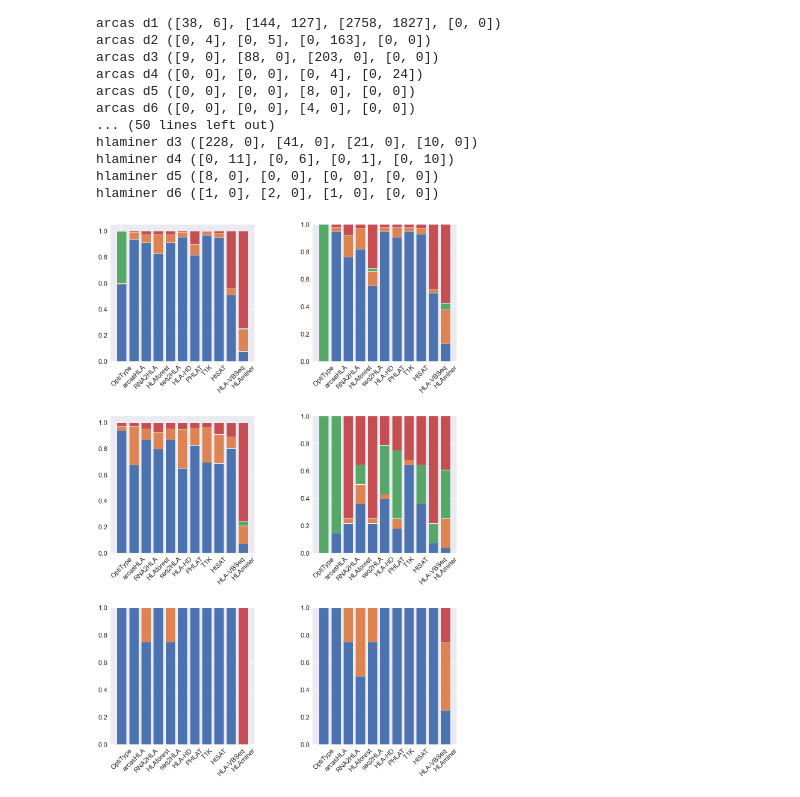
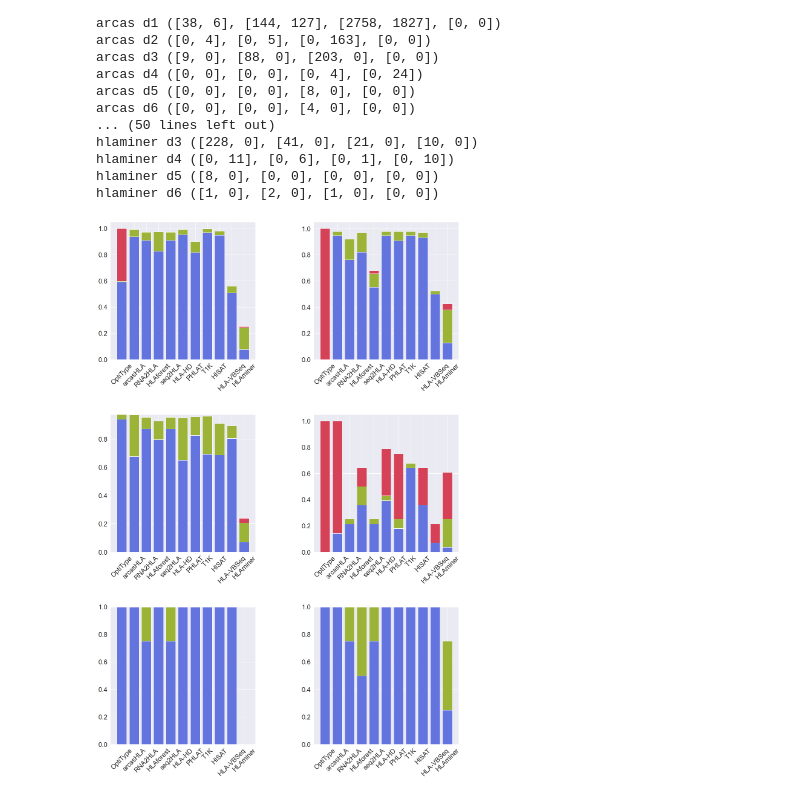
Before and after one commit to ydottie/hlaproject, a Jupyter notebook: notebooks/accuracy_per_dataset.ipynb, the cells around one changed output. Cells and saved outputs as stored; diff of their text form; code cells hidden in the pictures.

```diff
--- a/notebooks/accuracy_per_dataset.ipynb
+++ b/notebooks/accuracy_per_dataset.ipynb
@@ -7,6 +9,11 @@ from utils import *
 # %%
 tools=["optitype","arcas","rna2hla","hlaforest","seq2hla","hlahd","phlat","T1K", "hisat","hlavbseq",'hlaminer']
 labels=["OptiType","arcasHLA","RNA2HLA","HLAforest","seq2HLA","HLA-HD","PHLAT","T1K", "HISAT","HLA-VBSeq","HLAminer"]
+
+
+sns.set_context("paper")
+sns.set(font_scale=2)
+sns.set_style("white")
 # %%
 data = list()
 no_call_data = []
@@ -43,40 +50,33 @@ hlaminer d4 ([0, 11], [0, 6], [0, 1], [0, 10])
 hlaminer d5 ([8, 0], [0, 0], [0, 0], [0, 0])
 hlaminer d6 ([1, 0], [2, 0], [1, 0], [0, 0])
 # %%
-sns.set_context("paper")
-sns.color_palette("pastel")
-sns.set(font_scale=2)
-
-
 fig, ax = plt.subplots(3, 2,figsize=(20, 30))
 
 idx = 0
 
 for r in range(3):
     for c in range(2):
         final_data = np.sum(data[:,idx,:],axis=2) # get all data for dataset idx, and sum class I and class II
-        total = np.sum(final_data[0])
 
-        twofield = final_data[:,2]/total
-        onefield = final_data[:,1]/total
-        nocall = final_data[:,3]/total
+        twofield = final_data[:,2]/np.sum(final_data,axis=1)
+        onefield = final_data[:,1]/np.sum(final_data,axis=1)
+        nocall = final_data[:,3]/np.sum(final_data,axis=1)
         miscall = 1-twofield-onefield-nocall
 
-        ax[r][c].bar(tools,twofield)
-        ax[r][c].bar(tools,onefield,bottom=twofield)
-        ax[r][c].bar(tools,nocall,bottom=onefield+twofield)
-        ax[r][c].bar(tools,miscall,bottom=onefield+twofield+nocall)
+        ax[r][c].bar(tools,twofield,color = palette[2])
+        ax[r][c].bar(tools,onefield,bottom=twofield,color=palette[1])
+        ax[r][c].bar(tools,nocall,bottom=onefield+twofield,color=palette[0])
 
         ax[r][c].set_xticklabels(labels = labels, rotation = 45)
 
         idx += 1
 
 
 plt.subplots_adjust(left=0.1,
             bottom=0.1,
             right=0.9,
             top=0.9,
             wspace=0.4,
             hspace=0.4)
 # %% [output]
-[figure, old version]
+[figure, new version]
```
Also changed, not shown: parts of 3 cells of this notebook, 14 other files.
